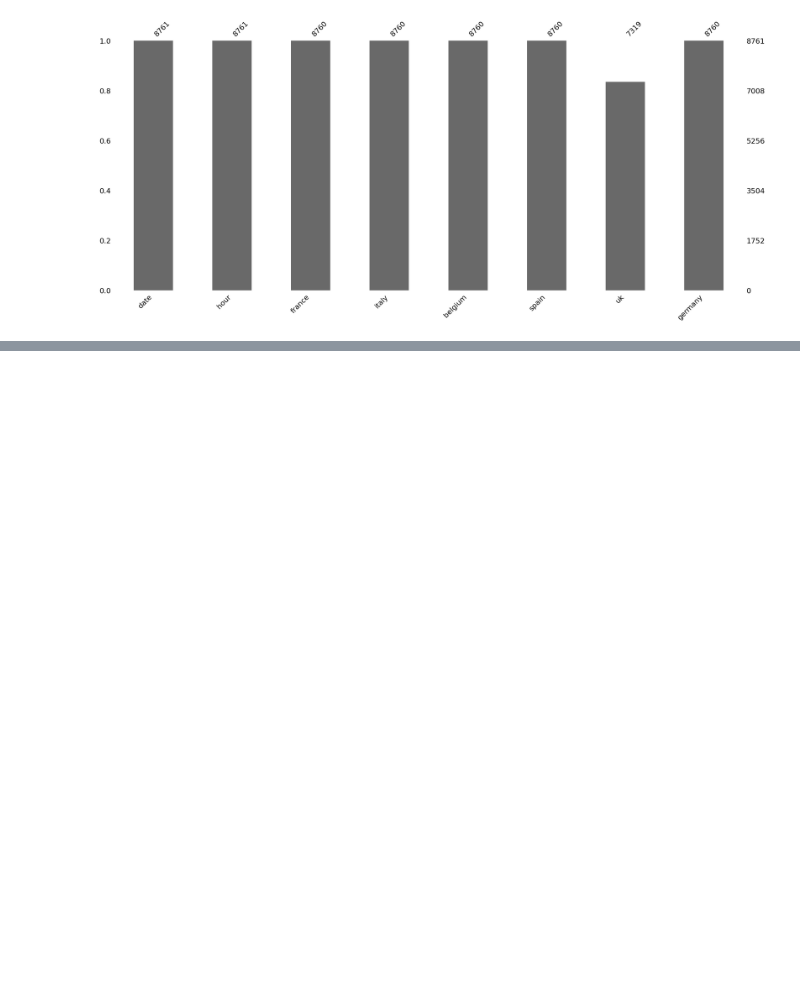
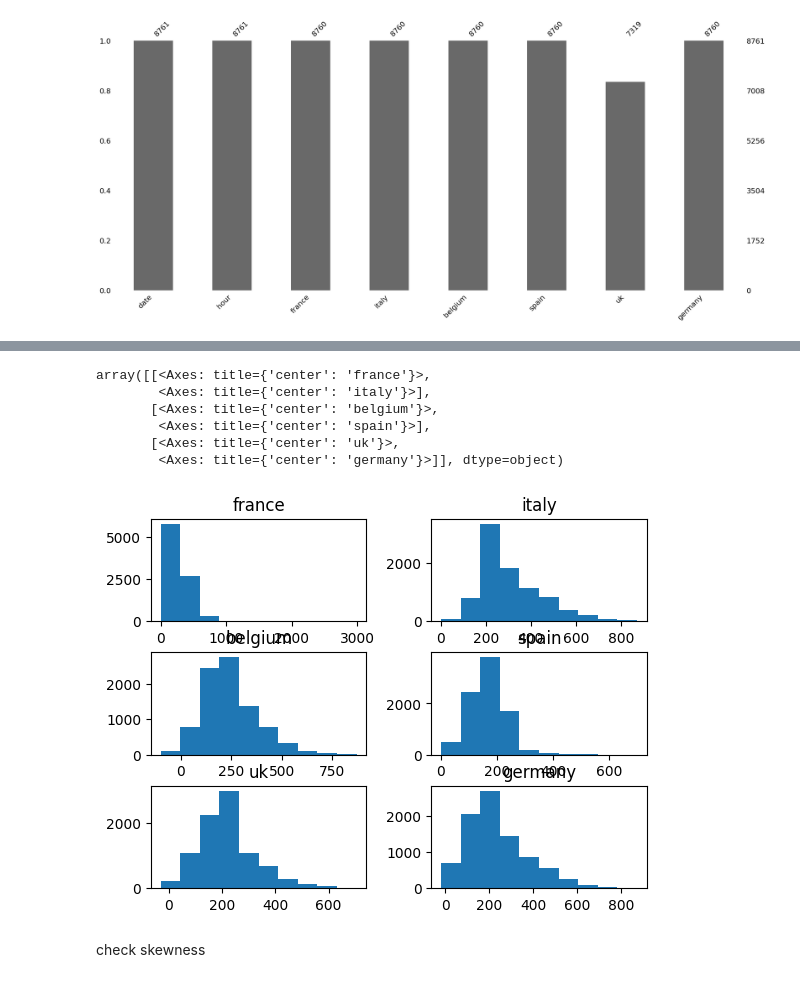
Before and after one commit to Subhhankar/Handeling-skewness, a Jupyter notebook: handeling_skewness.ipynb, the cells around one changed output, grey strips where cells are left out. Cells and saved outputs as stored; diff of their text form; code cells hidden in the pictures; blank space fills up the shorter version.

```diff
--- a/handeling_skewness.ipynb
+++ b/handeling_skewness.ipynb
@@ -55,0 +83,3 @@ msno.bar(data)
+# %%
+data2 = data.fillna(method='pad')
+data2
@@ -55,0 +112,13 @@ msno.bar(data)
+# %%
+import seaborn as sns
+data2.hist(grid=False)
+# %% [output]
+array([[<Axes: title={'center': 'france'}>,
+        <Axes: title={'center': 'italy'}>],
+       [<Axes: title={'center': 'belgium'}>,
+        <Axes: title={'center': 'spain'}>],
+       [<Axes: title={'center': 'uk'}>,
+        <Axes: title={'center': 'germany'}>]], dtype=object)
+[figure, added]
+# %% [markdown]
+check skewness
```
Also changed, not shown: parts of 22 cells of this notebook.
